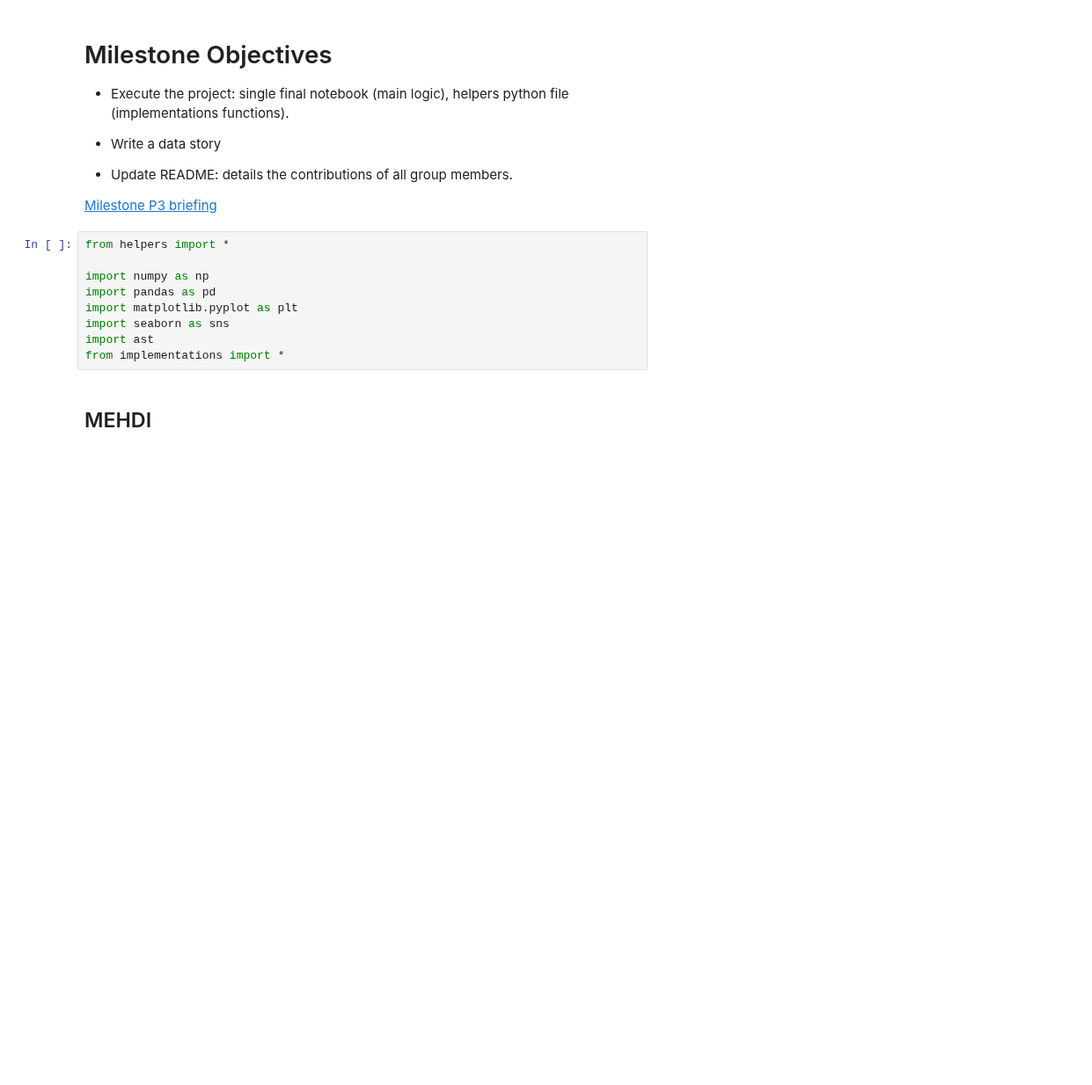
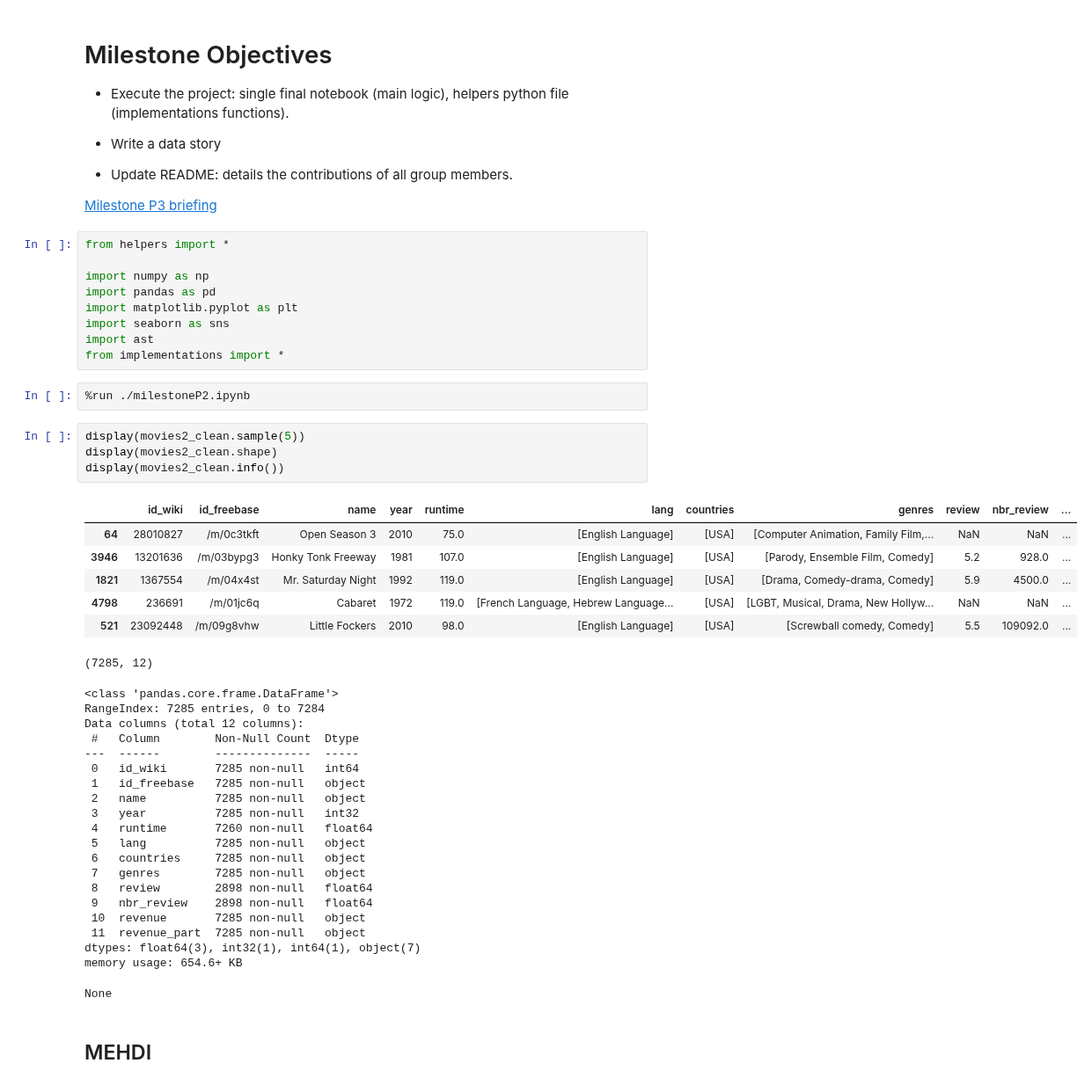
Before and after one commit to epfl-ada/ada-2023-project-thewestbobers, a Jupyter notebook: milestoneP3.ipynb, the cells around one changed output. Shown at 88% size. Saved outputs shown, nothing was run; the diff lists cells and outputs as text; blank space fills up the shorter version.

```diff
--- a/milestoneP3.ipynb
+++ b/milestoneP3.ipynb
@@ -19,6 +19,40 @@ import matplotlib.pyplot as plt
 import seaborn as sns
 import ast
 from implementations import *
+# %%
+%run ./milestoneP2.ipynb
+# %%
+display(movies2_clean.sample(5))
+display(movies2_clean.shape)
+display(movies2_clean.info())
+# %% [output]
+|  | id_wiki | id_freebase | name | year | runtime | lang | countries | genres | review | nbr_review | ... |
+| 64 | 28010827 | /m/0c3tkft | Open Season 3 | 2010 | 75.0 | [English Language] | [USA] | [Computer Animation, Family Film,... | NaN | NaN | ... |
+| 3946 | 13201636 | /m/03bypg3 | Honky Tonk Freeway | 1981 | 107.0 | [English Language] | [USA] | [Parody, Ensemble Film, Comedy] | 5.2 | 928.0 | ... |
+| 1821 | 1367554 | /m/04x4st | Mr. Saturday Night | 1992 | 119.0 | [English Language] | [USA] | [Drama, Comedy-drama, Comedy] | 5.9 | 4500.0 | ... |
+| 4798 | 236691 | /m/01jc6q | Cabaret | 1972 | 119.0 | [French Language, Hebrew Language... | [USA] | [LGBT, Musical, Drama, New Hollyw... | NaN | NaN | ... |
+| 521 | 23092448 | /m/09g8vhw | Little Fockers | 2010 | 98.0 | [English Language] | [USA] | [Screwball comedy, Comedy] | 5.5 | 109092.0 | ... |
+(7285, 12)
+<class 'pandas.core.frame.DataFrame'>
+RangeIndex: 7285 entries, 0 to 7284
+Data columns (total 12 columns):
+ #   Column        Non-Null Count  Dtype
+---  ------        --------------  -----
+ 0   id_wiki       7285 non-null   int64
+ 1   id_freebase   7285 non-null   object
+ 2   name          7285 non-null   object
+ 3   year          7285 non-null   int32
+ 4   runtime       7260 non-null   float64
+ 5   lang          7285 non-null   object
+ 6   countries     7285 non-null   object
+ 7   genres        7285 non-null   object
+ 8   review        2898 non-null   float64
+ 9   nbr_review    2898 non-null   float64
+ 10  revenue       7285 non-null   object
+ 11  revenue_part  7285 non-null   object
+dtypes: float64(3), int32(1), int64(1), object(7)
+memory usage: 654.6+ KB
+None
 # %% [markdown]
 ## MEHDI
 # %% [markdown]
```
Also changed, not shown: parts of 4 cells of this notebook.
